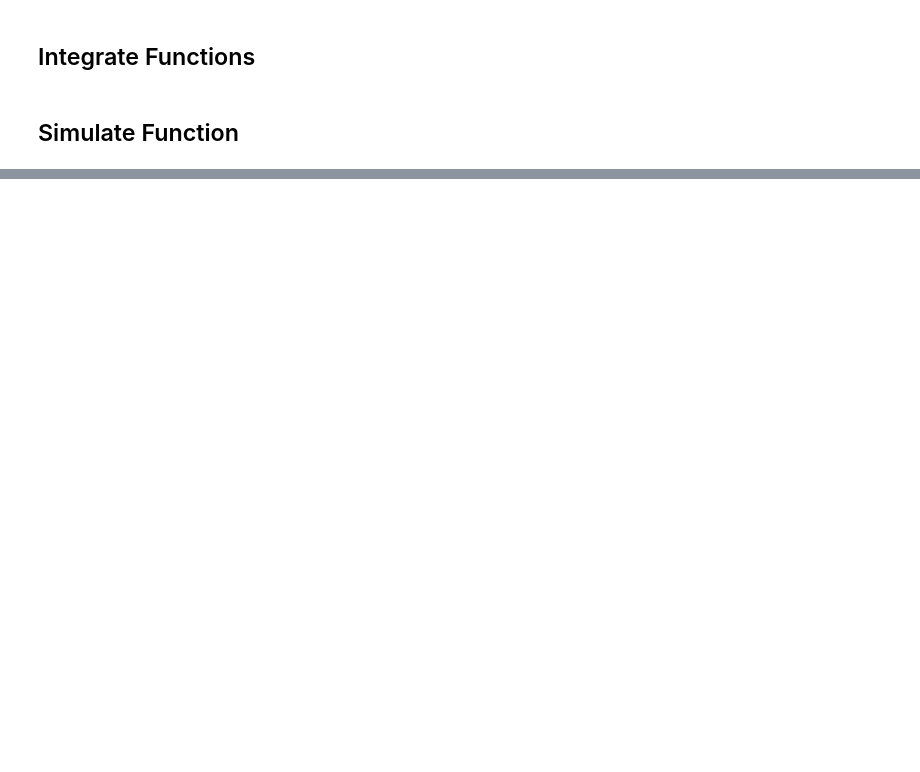
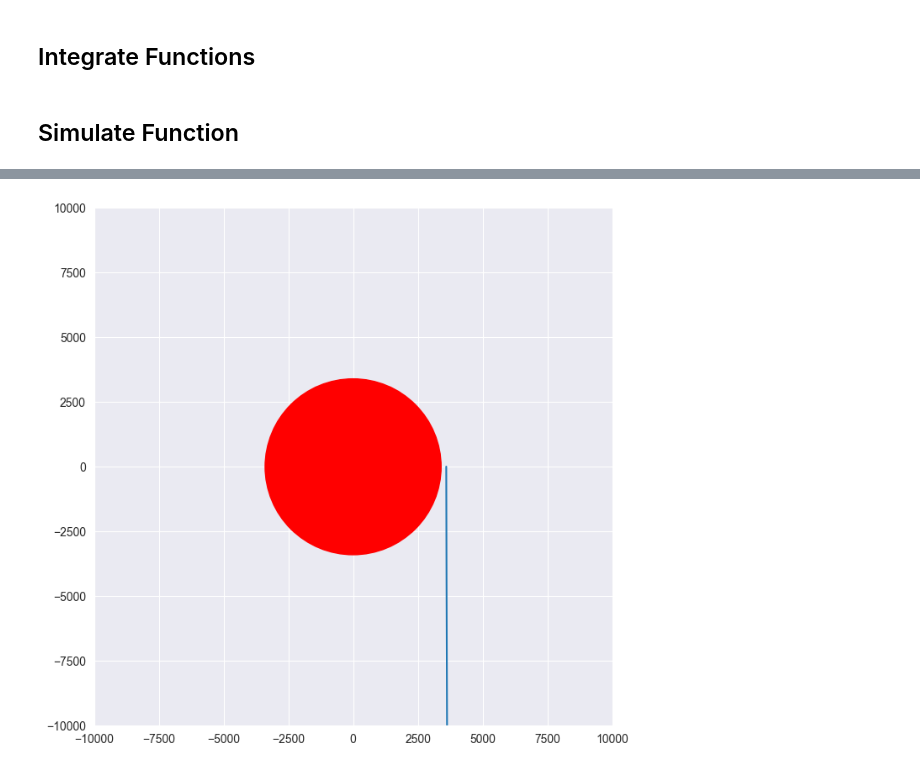
Before and after one commit to michalszer/orbital_trajectories, a Jupyter notebook: 5_body_problem.ipynb, the cells around one changed output, grey strips where cells are left out. Saved outputs shown, nothing was run; the diff lists cells and outputs as text; code cells hidden in the pictures; blank space fills up the shorter version.

```diff
--- a/5_body_problem.ipynb
+++ b/5_body_problem.ipynb
@@ -445,0 +664,23 @@ def simulate(thetaPE0, init_phase, deltaV_LEO, deltaV_LMO): # Give angles in deg
+# %%
+def plot_mars_tight(yPM_mars):
+    rs = yPM_mars[:,:2]
+    rsx = rs.T[0]
+    rsy = rs.T[1]
+
+    fig, ax = plt.subplots(figsize = (13,8))
+    ax.set_aspect(1)
+    plt.xlim(-1e4,+1e4)
+    plt.ylim(-1e4,+1e4)
+
+    plt.plot(rsx, rsy)
+    mars = plt.Circle((0,0), 3397.0, color = "r")
+    marsSOI = plt.Circle((0, 0), SOI_mars, color='b', fill=False)
+
+    ax.add_patch(mars)
+    ax.add_patch(marsSOI)
+
+    plt.show()
+
+plot_mars_tight(trajectory.yPM_mars)
+# %% [output]
+[figure, added]
```
Also changed, not shown: parts of 16 cells of this notebook.
